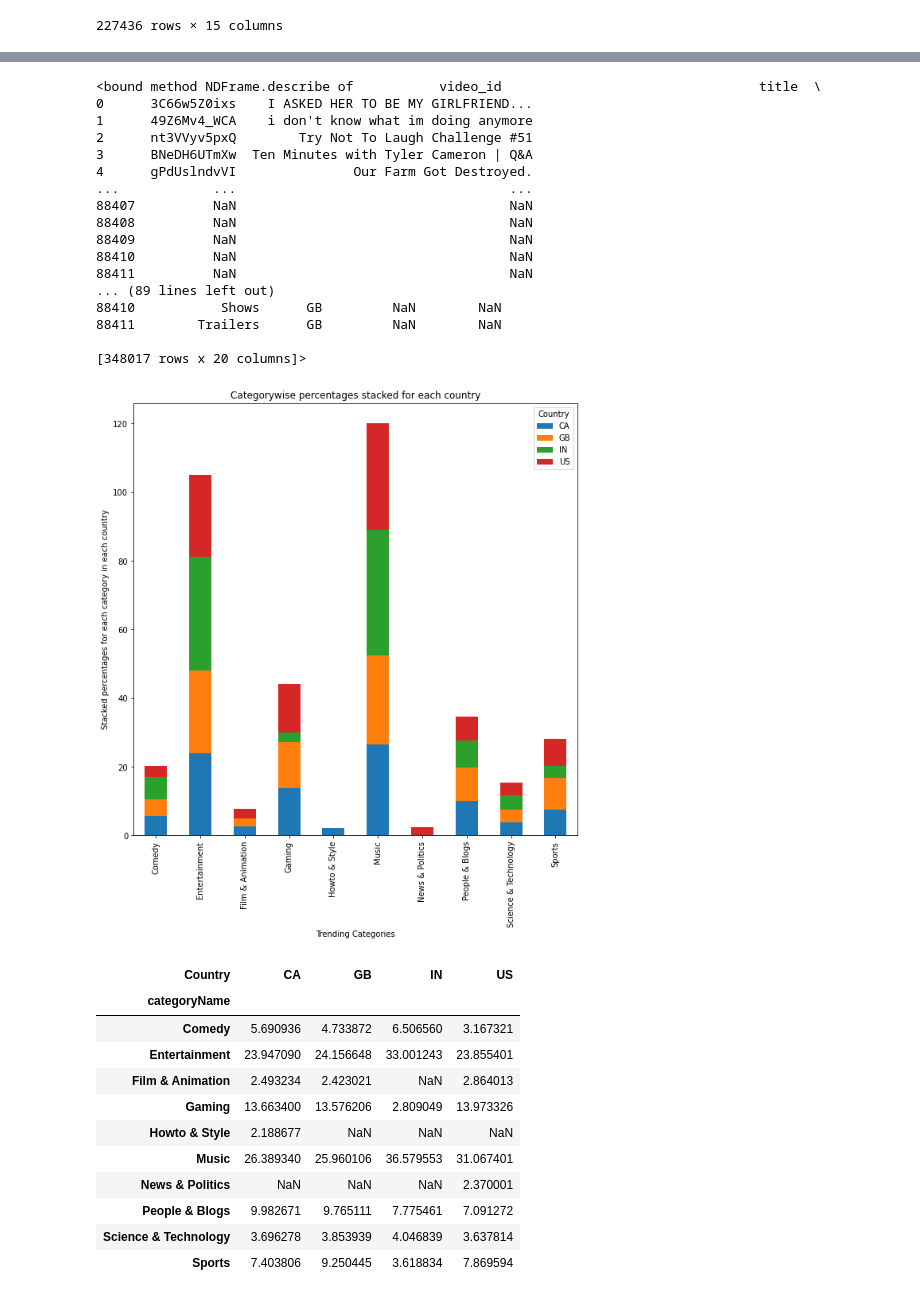
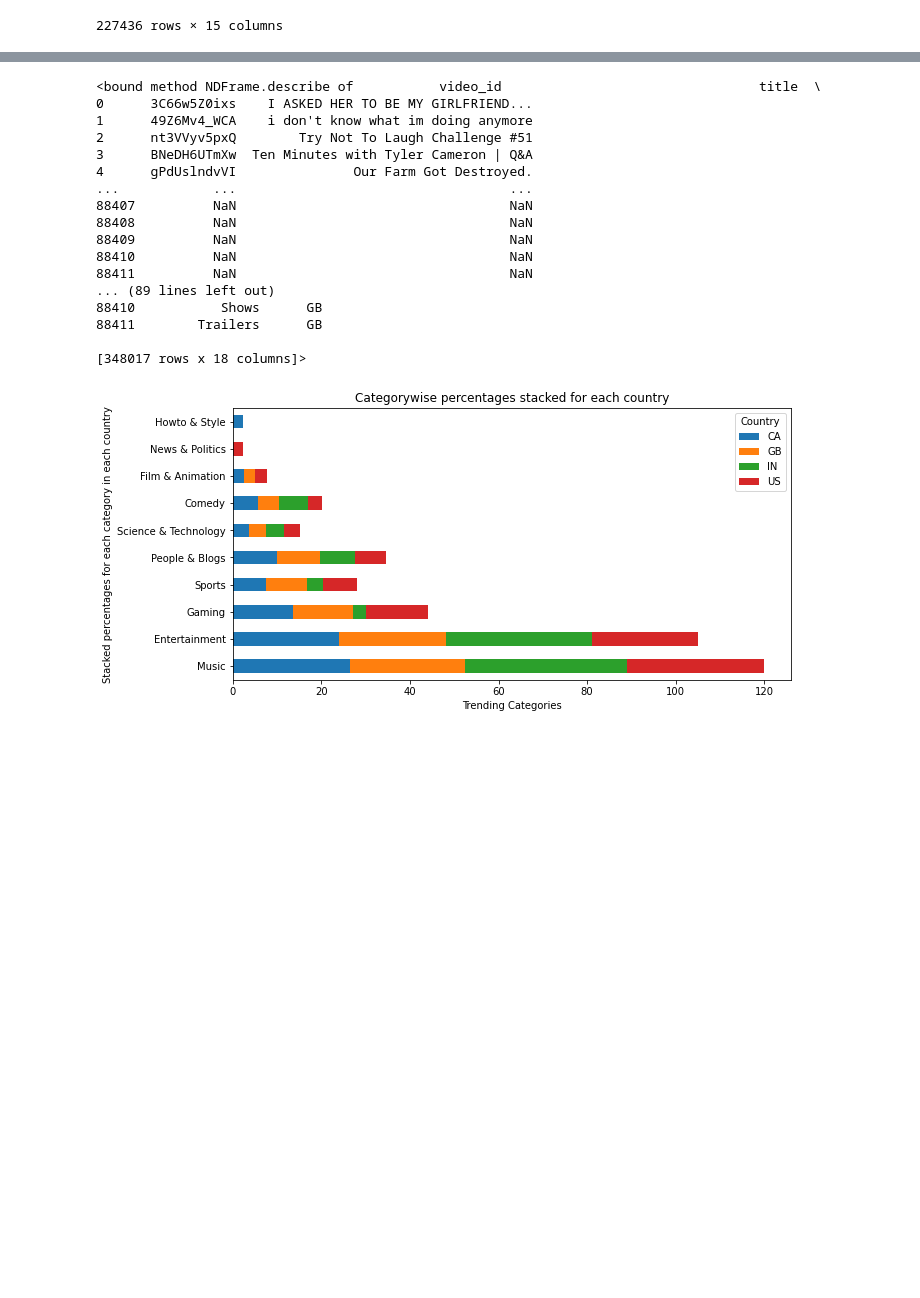
Before and after one commit to wpj174/project-one, a Jupyter notebook: Venkatesh_1028.ipynb, the cells around one changed output, grey strips where cells are left out. Cells and saved outputs as stored; diff of their text form; code cells hidden in the pictures; blank space fills up the shorter version.

Commit message:
Final version with all fixes
This has all the fixes and has the proper sort applied before graphing

```diff
--- a/Venkatesh_1028.ipynb
+++ b/Venkatesh_1028.ipynb
@@ -46,7 +46,7 @@ US_data = json.load(US_category_file)
 categoryId=[]
 categoryName=[]
 
-for i in range (len(data["items"])):
+for i in range (len(US_data["items"])):
 #        pprint(data["items"][i])
         categoryId.append(US_data["items"][i]["id"])
         categoryName.append(US_data["items"][i]["snippet"]["title"])
@@ -392,10 +374,10 @@ ALL_Merged_data_df.describe
 88410          NaN                                   NaN
 88411          NaN                                   NaN
 ... (89 lines left out)
-88410           Shows      GB         NaN        NaN
-88411        Trailers      GB         NaN        NaN
+88410           Shows      GB
+88411        Trailers      GB
 
-[348017 rows x 20 columns]>
+[348017 rows x 18 columns]>
 # %%
 
 country_category = ALL_Merged_data_df.groupby(['Country', 'categoryName']).agg({'view_count': 'sum'})
@@ -415,26 +397,15 @@ country_pcts_df=country_pcts_df[country_pcts_df["view_count"]>=3]
 # %%
 
 chart_df=pivot_df.transpose()
-chart_df.plot(kind="bar", stacked=True,figsize=(10,10))
+chart_df=chart_df.sort_values(["US"],ascending=[False])
+chart_df.plot(kind="barh", stacked=True,figsize=(10,5))
 plt.title("Categorywise percentages stacked for each country")
 plt.xlabel("Trending Categories")
 plt.ylabel("Stacked percentages for each category in each country")
 plt.show()
-chart_df
+#chart_df
 # %% [output]
-[figure, old version]
+[figure, new version]
-| Country | CA | GB | IN | US |
-| categoryName |  |  |  |  |
-| Comedy | 5.690936 | 4.733872 | 6.506560 | 3.167321 |
-| Entertainment | 23.947090 | 24.156648 | 33.001243 | 23.855401 |
-| Film & Animation | 2.493234 | 2.423021 | NaN | 2.864013 |
-| Gaming | 13.663400 | 13.576206 | 2.809049 | 13.973326 |
-| Howto & Style | 2.188677 | NaN | NaN | NaN |
-| Music | 26.389340 | 25.960106 | 36.579553 | 31.067401 |
-| News & Politics | NaN | NaN | NaN | 2.370001 |
-| People & Blogs | 9.982671 | 9.765111 | 7.775461 | 7.091272 |
-| Science & Technology | 3.696278 | 3.853939 | 4.046839 | 3.637814 |
-| Sports | 7.403806 | 9.250445 | 3.618834 | 7.869594 |
 # %%
 
 chart_df2=chart_df.transpose()
```
Also changed, not shown: parts of 8 cells of this notebook.
